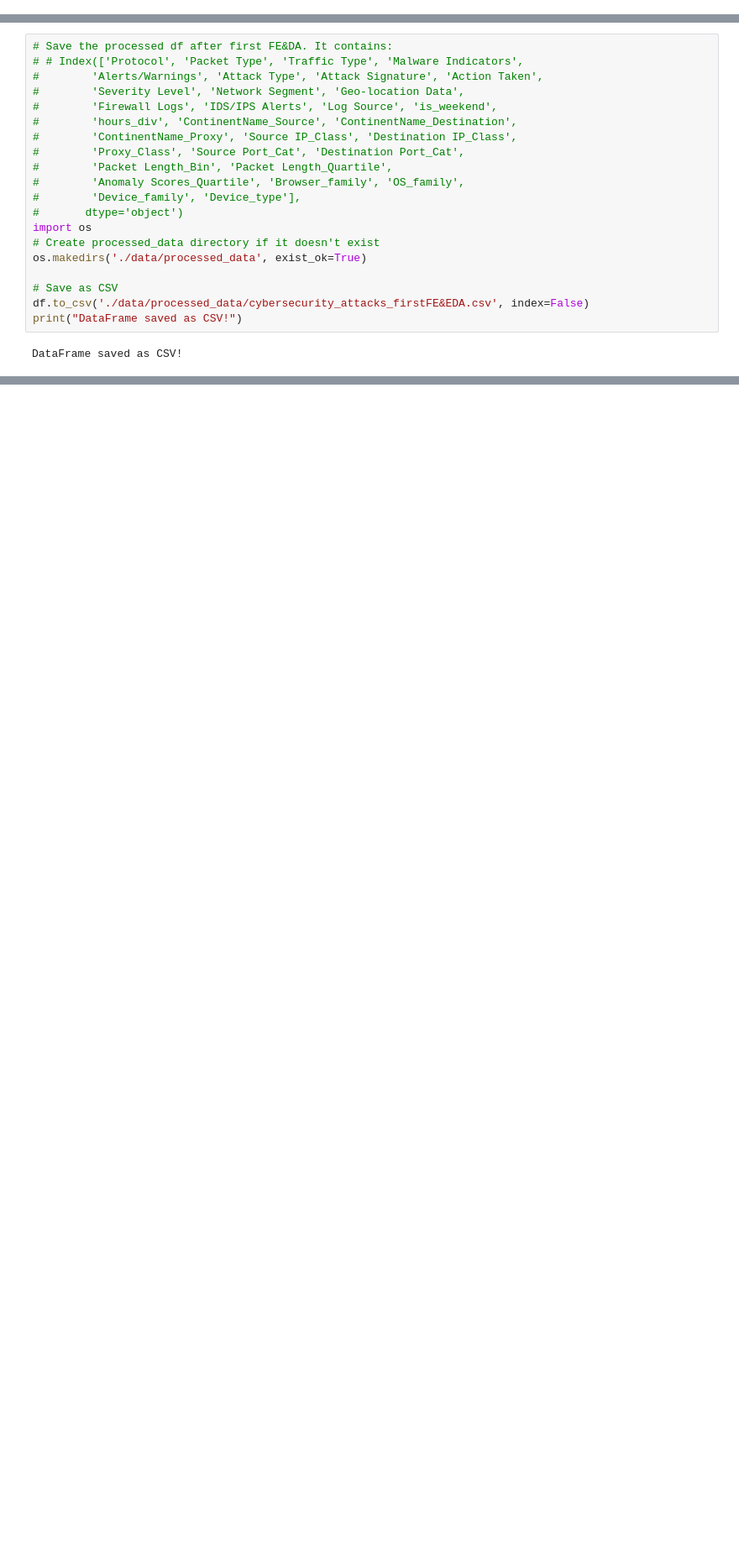
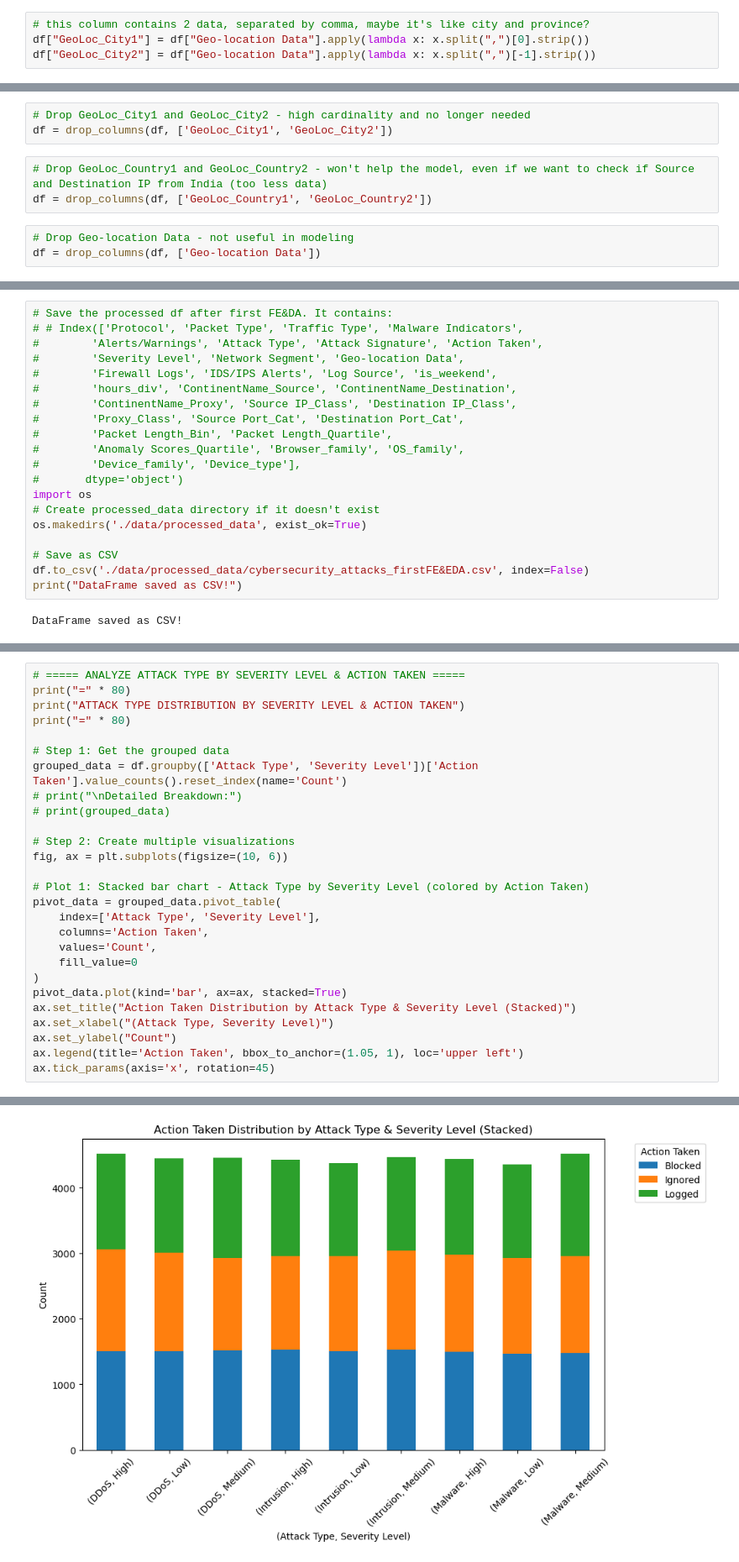
Before and after one commit to KalooIna/cybersecurity_attacks, a Jupyter notebook: 02_Feature Engineering&EDA_first.ipynb, the cells around one changed output, grey strips where cells are left out. Shown at 84% size. Drawn from its saved outputs; the diff is of its cells as text; blank space fills up the shorter version.

```diff
--- a/02_Feature Engineering&EDA_first.ipynb
+++ b/02_Feature Engineering&EDA_first.ipynb
@@ -1121,0 +1125,4 @@ dtype: int64
+# %%
+# this column contains 2 data, separated by comma, maybe it's like city and province?
+df["GeoLoc_City1"] = df["Geo-location Data"].apply(lambda x: x.split(",")[0].strip())
+df["GeoLoc_City2"] = df["Geo-location Data"].apply(lambda x: x.split(",")[-1].strip())
@@ -1122,3 +1247,12 @@ dtype: int64
+# %%
+# Drop GeoLoc_City1 and GeoLoc_City2 - high cardinality and no longer needed
+df = drop_columns(df, ['GeoLoc_City1', 'GeoLoc_City2'])
+# %%
+# Drop GeoLoc_Country1 and GeoLoc_Country2 - won't help the model, even if we want to check if Source and Destination IP from India (too less data)
+df = drop_columns(df, ['GeoLoc_Country1', 'GeoLoc_Country2'])
+# %%
+# Drop Geo-location Data - not useful in modeling
+df = drop_columns(df, ['Geo-location Data'])
 # %%
 df.columns
 # %% [output]
@@ -1157,0 +1313,28 @@ DataFrame saved as CSV!
+# %%
+# ===== ANALYZE ATTACK TYPE BY SEVERITY LEVEL & ACTION TAKEN =====
+print("=" * 80)
+print("ATTACK TYPE DISTRIBUTION BY SEVERITY LEVEL & ACTION TAKEN")
+print("=" * 80)
+
+# Step 1: Get the grouped data
+grouped_data = df.groupby(['Attack Type', 'Severity Level'])['Action Taken'].value_counts().reset_index(name='Count')
+# print("\nDetailed Breakdown:")
+# print(grouped_data)
+
+# Step 2: Create multiple visualizations
+fig, ax = plt.subplots(figsize=(10, 6))
+
+# Plot 1: Stacked bar chart - Attack Type by Severity Level (colored by Action Taken)
+pivot_data = grouped_data.pivot_table(
+    index=['Attack Type', 'Severity Level'],
+    columns='Action Taken',
+    values='Count',
+    fill_value=0
+)
+pivot_data.plot(kind='bar', ax=ax, stacked=True)
+ax.set_title("Action Taken Distribution by Attack Type & Severity Level (Stacked)")
+ax.set_xlabel("(Attack Type, Severity Level)")
+ax.set_ylabel("Count")
+ax.legend(title='Action Taken', bbox_to_anchor=(1.05, 1), loc='upper left')
+ax.tick_params(axis='x', rotation=45)
+# %% [output]
@@ -1157,0 +1344 @@ DataFrame saved as CSV!
+[figure, added]
```
Also changed, not shown: parts of 17 cells of this notebook, 8 other files.
